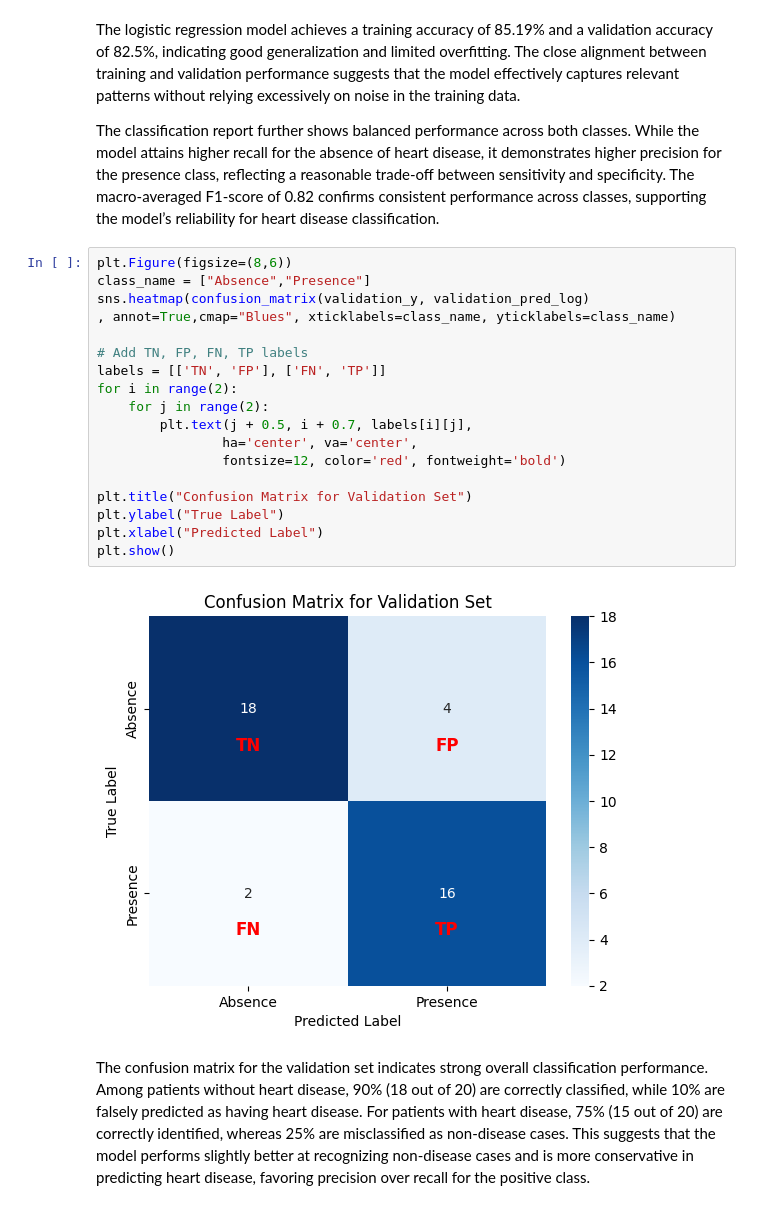
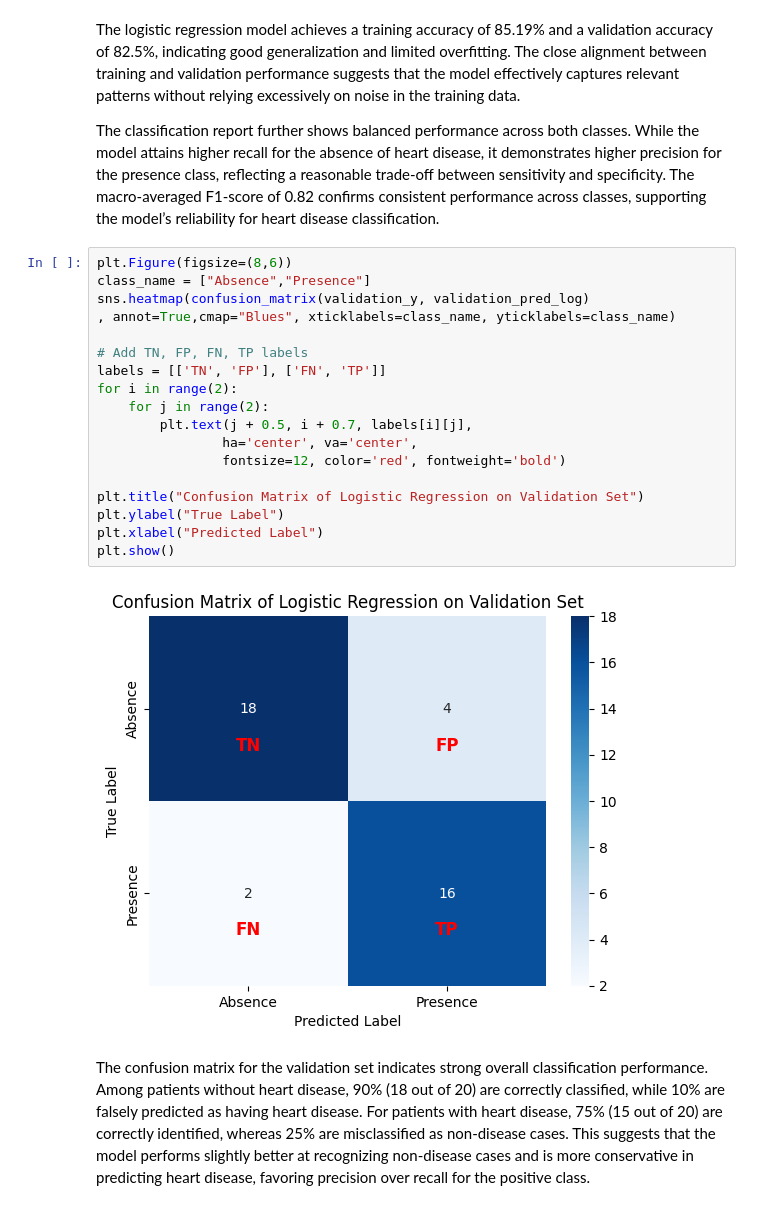
Before and after one commit to micheleishere/CO2, a Jupyter notebook: Project_CO2_main.ipynb, the cells around one changed output. Cells and saved outputs as stored; diff of their text form.

```diff
--- a/Project_CO2_main.ipynb
+++ b/Project_CO2_main.ipynb
@@ -480,23 +480,23 @@ The classification report further shows balanced performance across both classes
 # %%
 plt.Figure(figsize=(8,6))
 class_name = ["Absence","Presence"]
 sns.heatmap(confusion_matrix(validation_y, validation_pred_log)
 , annot=True,cmap="Blues", xticklabels=class_name, yticklabels=class_name)
 
 # Add TN, FP, FN, TP labels
 labels = [['TN', 'FP'], ['FN', 'TP']]
 for i in range(2):
     for j in range(2):
         plt.text(j + 0.5, i + 0.7, labels[i][j],
                 ha='center', va='center',
                 fontsize=12, color='red', fontweight='bold')
 
-plt.title("Confusion Matrix for Validation Set")
+plt.title("Confusion Matrix of Logistic Regression on Validation Set")
 plt.ylabel("True Label")
 plt.xlabel("Predicted Label")
 plt.show()
 # %% [output]
-[figure, old version]
+[figure, new version]
 # %% [markdown]
 The confusion matrix for the validation set indicates strong overall classification performance. Among patients without heart disease, 90% (18 out of 20) are correctly classified, while 10% are falsely predicted as having heart disease. For patients with heart disease, 75% (15 out of 20) are correctly identified, whereas 25% are misclassified as non-disease cases. This suggests that the model performs slightly better at recognizing non-disease cases and is more conservative in predicting heart disease, favoring precision over recall for the positive class.
 # %% [markdown]
```
Also changed, not shown: parts of 8 cells of this notebook, 4 other files.
